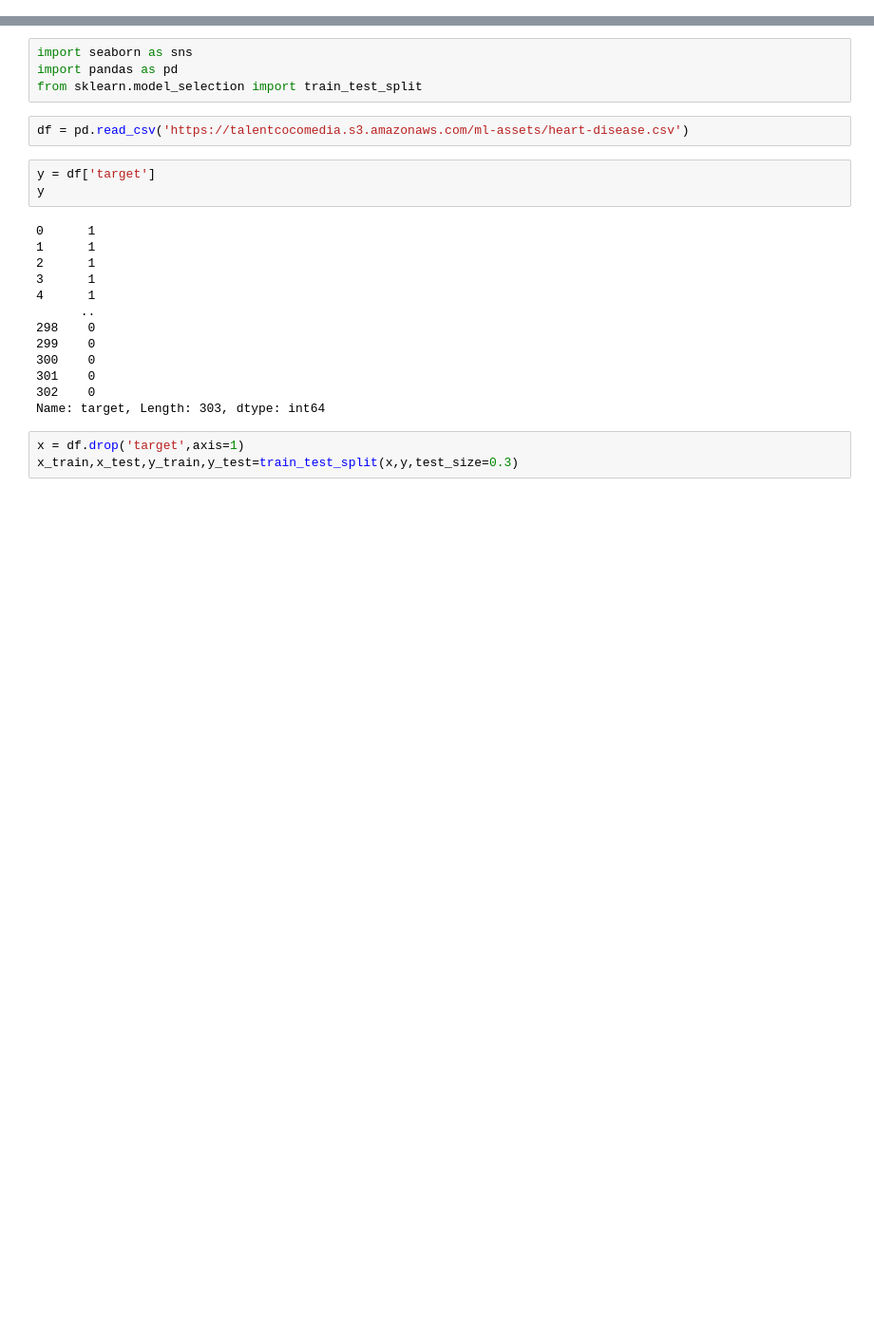
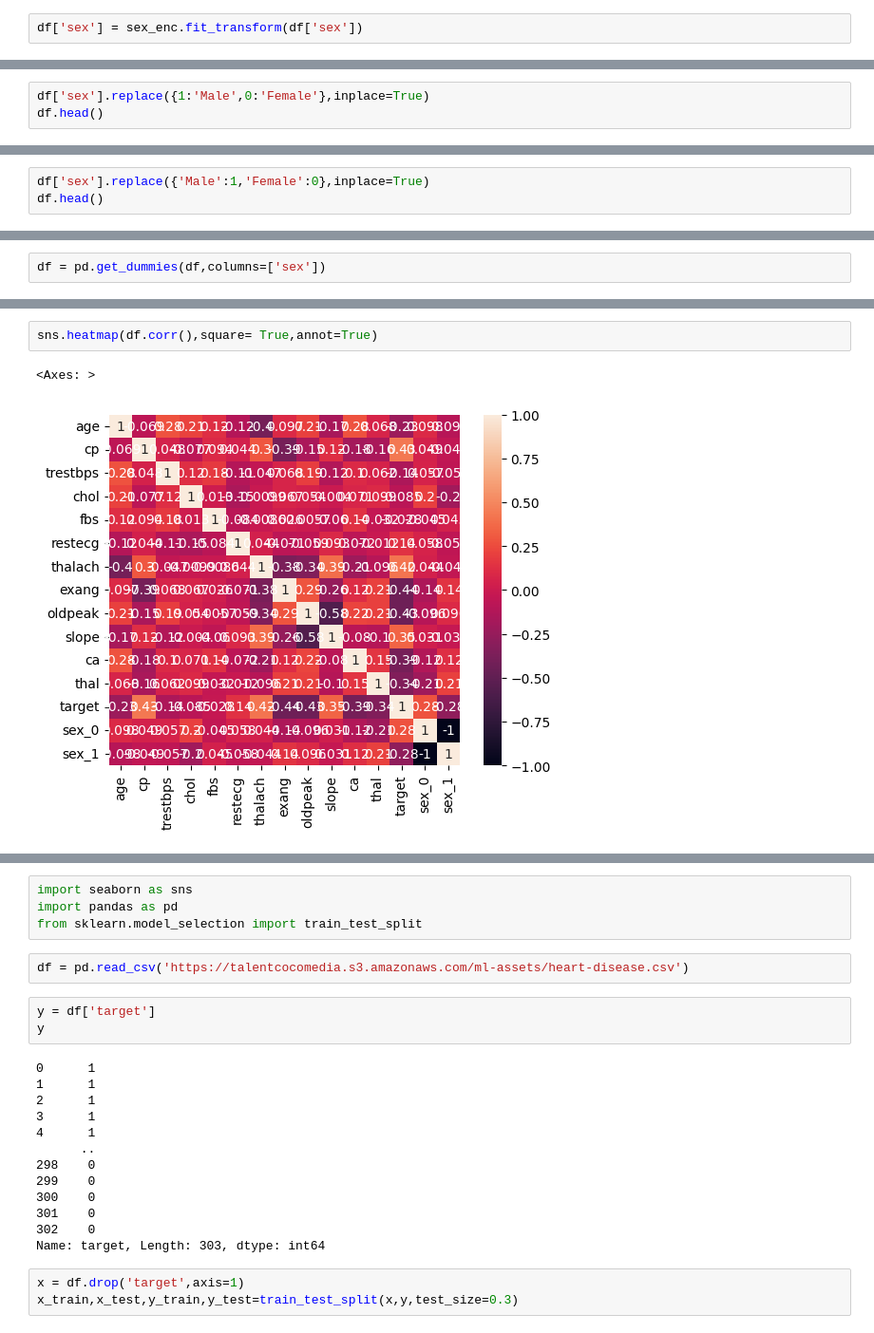
Before and after one commit to A-R-TAQI/ml_project_01, a Jupyter notebook: ml_heart.ipynb, the cells around one changed output, grey strips where cells are left out. Shown at 95% size. Cells and saved outputs as stored; diff of their text form; blank space fills up the shorter version.

```diff
--- a/ml_heart.ipynb
+++ b/ml_heart.ipynb
@@ -2,0 +73,2 @@
+# %%
+df['sex'] = sex_enc.fit_transform(df['sex'])
@@ -2,0 +84,3 @@
+# %%
+df['sex'].replace({1:'Male',0:'Female'},inplace=True)
+df.head()
@@ -2,0 +94,3 @@
+# %%
+df['sex'].replace({'Male':1,'Female':0},inplace=True)
+df.head()
@@ -2,0 +108,2 @@
+# %%
+df = pd.get_dummies(df,columns=['sex'])
@@ -2,0 +138,5 @@
+# %%
+sns.heatmap(df.corr(),square= True,annot=True)
+# %% [output]
+<Axes: >
+[figure, added]
```
Also changed, not shown: parts of 51 cells of this notebook.
